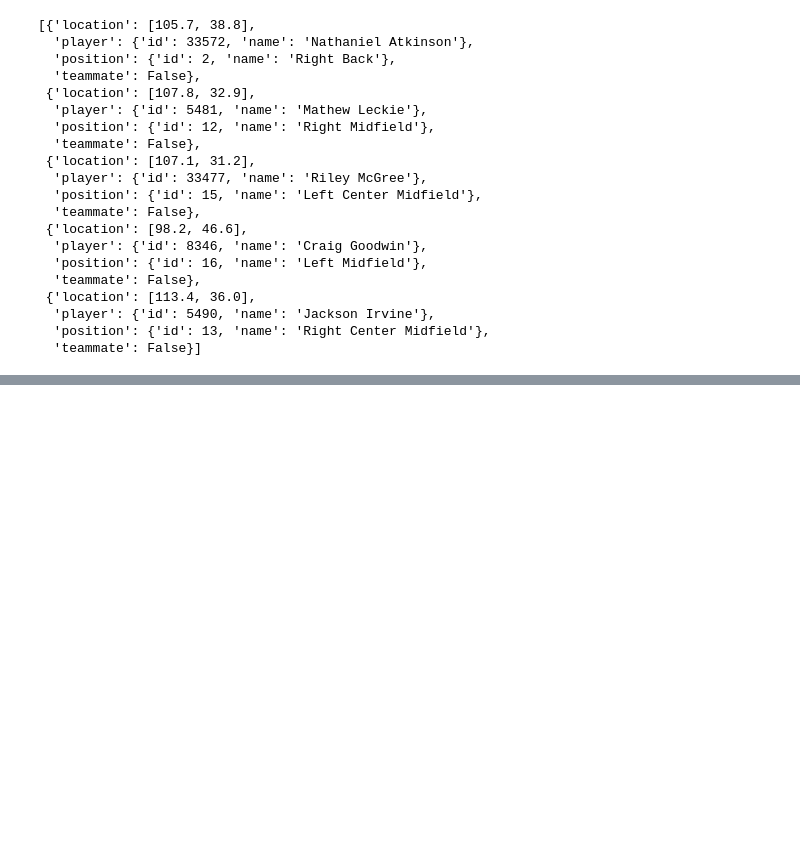
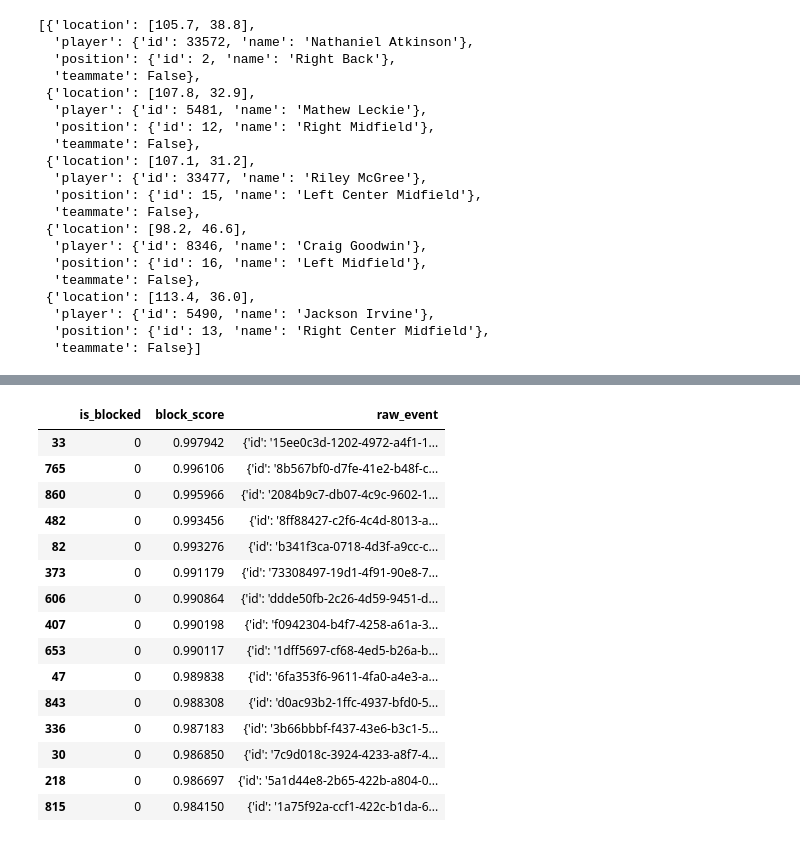
Before and after one commit to AndrewRook/soccer_analytics, a Jupyter notebook: analysis_notebooks/xg/shot_block_eda_2.ipynb, the cells around one changed output, grey strips where cells are left out. Cells and saved outputs as stored; diff of their text form; code cells hidden in the pictures; blank space fills up the shorter version.

```diff
--- a/analysis_notebooks/xg/shot_block_eda_2.ipynb
+++ b/analysis_notebooks/xg/shot_block_eda_2.ipynb
@@ -136,13 +50,10 @@ def uniform_block_function(block_likelihood=0.9, max_distance=0.5):
 # %%
-def block_calculation_function(block_function):
-    def inner(row):
-        if row.freeze_frame is None:
-            return 0
-        return get_block_likelihood(
-            Point(row.coordinates_x, row.coordinates_y),
-            row.freeze_frame,
-            block_function
-        )
-    return inner
-woo = df.head(1).apply(block_calculation_function(uniform_block_function()), axis=1)[0]
-woo.shape
+block_function = uniform_block_function(max_distance=1)
+block_score = df.apply(
+    lambda row: 0 if row.freeze_frame is None else get_block_likelihood(
+        Point(row.coordinates_x, row.coordinates_y),
+        row.freeze_frame,
+        block_function
+    ),
+    axis=1
+)
@@ -213,0 +60,14 @@ df.head()
+# %%
+is_blocked = []
+raw_events = []
+for match in train_matches:
+    blocked = [1 * (event.result.value == "BLOCKED") for event in match]
+    is_blocked += blocked
+    raw_events += [event.raw_event for event in match]
+# %%
+block_info = pd.DataFrame({
+    "is_blocked": is_blocked,
+    "block_score": block_score.values,
+    "raw_event": raw_events
+})
+block_info.describe()
@@ -213,0 +84,19 @@ df.head()
+# %%
+block_info[block_info["is_blocked"] == 0].sort_values("block_score", ascending=False).head(15)
+# %% [output]
+|  | is_blocked | block_score | raw_event |
+| 33 | 0 | 0.997942 | {'id': '15ee0c3d-1202-4972-a4f1-1... |
+| 765 | 0 | 0.996106 | {'id': '8b567bf0-d7fe-41e2-b48f-c... |
+| 860 | 0 | 0.995966 | {'id': '2084b9c7-db07-4c9c-9602-1... |
+| 482 | 0 | 0.993456 | {'id': '8ff88427-c2f6-4c4d-8013-a... |
+| 82 | 0 | 0.993276 | {'id': 'b341f3ca-0718-4d3f-a9cc-c... |
+| 373 | 0 | 0.991179 | {'id': '73308497-19d1-4f91-90e8-7... |
+| 606 | 0 | 0.990864 | {'id': 'ddde50fb-2c26-4d59-9451-d... |
+| 407 | 0 | 0.990198 | {'id': 'f0942304-b4f7-4258-a61a-3... |
+| 653 | 0 | 0.990117 | {'id': '1dff5697-cf68-4ed5-b26a-b... |
+| 47 | 0 | 0.989838 | {'id': '6fa353f6-9611-4fa0-a4e3-a... |
+| 843 | 0 | 0.988308 | {'id': 'd0ac93b2-1ffc-4937-bfd0-5... |
+| 336 | 0 | 0.987183 | {'id': '3b66bbbf-f437-43e6-b3c1-5... |
+| 30 | 0 | 0.986850 | {'id': '7c9d018c-3924-4233-a8f7-4... |
+| 218 | 0 | 0.986697 | {'id': '5a1d44e8-2b65-422b-a804-0... |
+| 815 | 0 | 0.984150 | {'id': '1a75f92a-ccf1-422c-b1da-6... |
```
Also changed, not shown: parts of 13 cells of this notebook, 2 other files.
